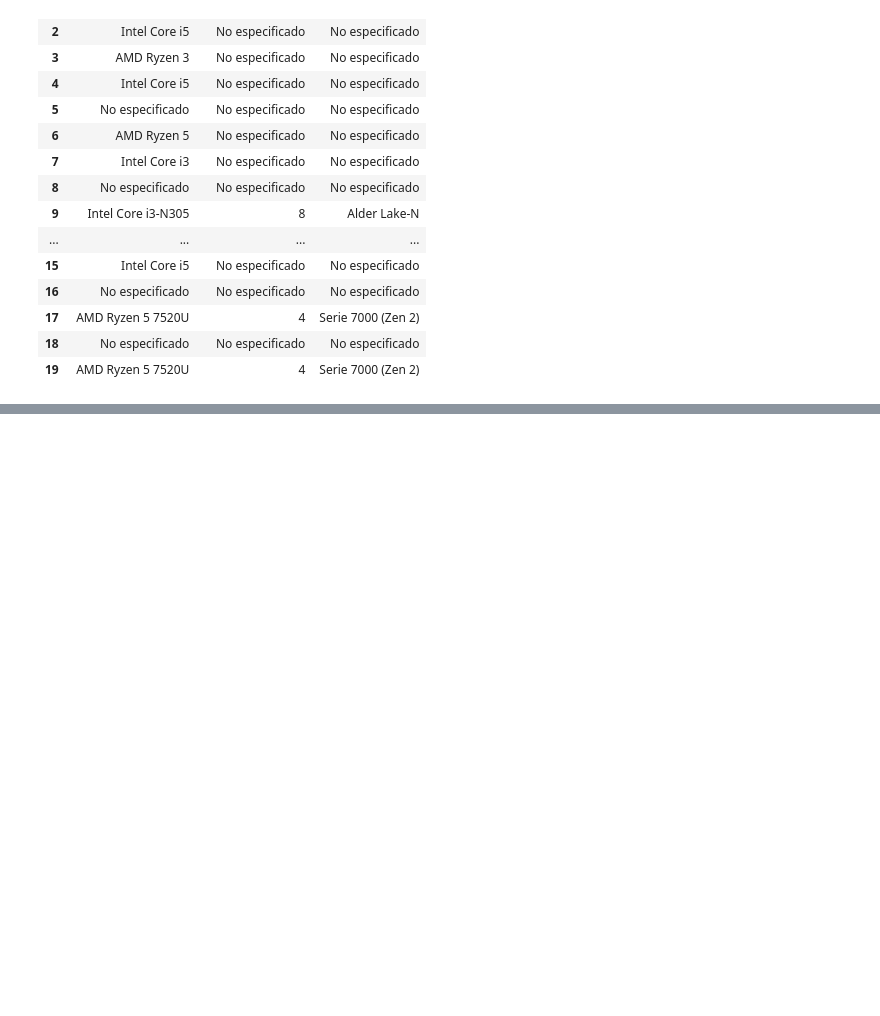
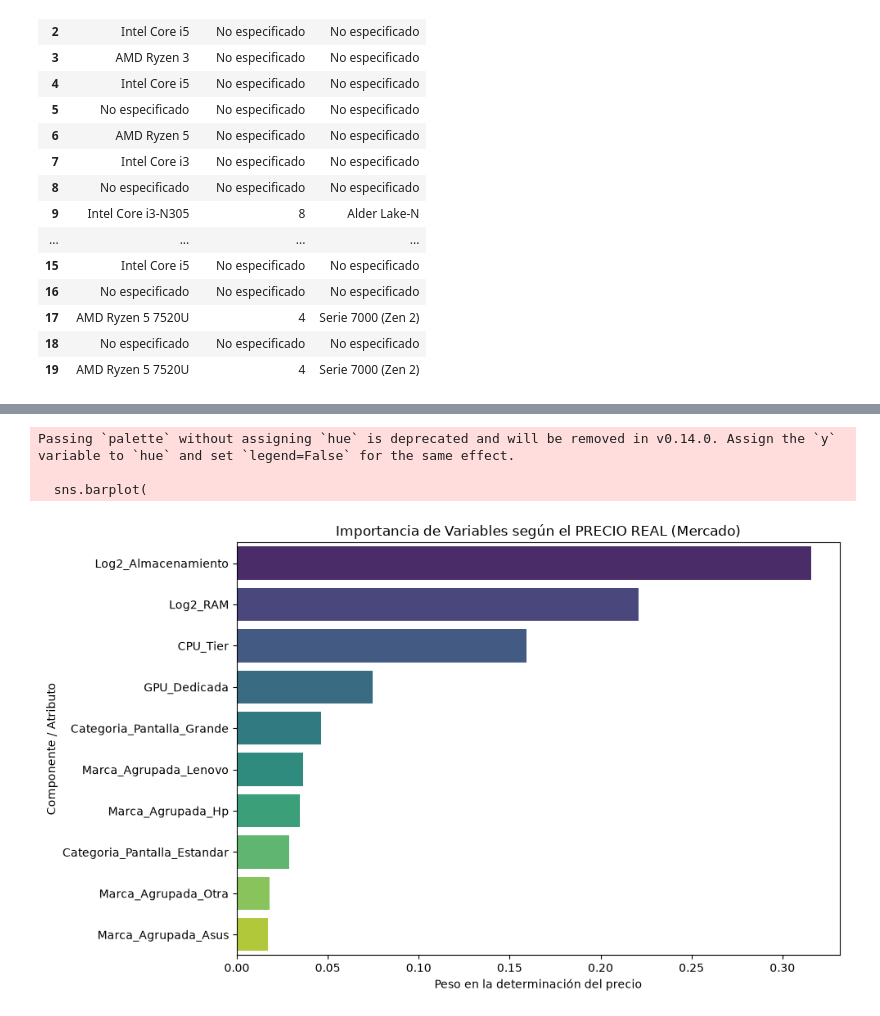
Before and after one commit to H-Cote/claralap, a Jupyter notebook: EDA_data_cleaning/EDA y limpieza.ipynb, the cells around one changed output, grey strips where cells are left out. Saved outputs shown, nothing was run; the diff lists cells and outputs as text; code cells hidden in the pictures; blank space fills up the shorter version.

Commit message:
actualizacion EDA y limpieza. Se genera modelo de clasificacion

```diff
--- a/EDA_data_cleaning/EDA y limpieza.ipynb
+++ b/EDA_data_cleaning/EDA y limpieza.ipynb
@@ -566,0 +1553,11 @@ df_laptops[['Procesador_Modelo', 'Numero_Nucleos',"Generacion_CPU"]].head(20)
+# %%
+X = df_rf[columnas_modelo]
+y = df_rf['Target_Gama_Precio']
+# %%
+# División en Entrenamiento (80%) y Prueba (20%)
+# stratify=y asegura que la proporción de Gama Alta, Media y Baja se mantenga en ambos sets
+X_train, X_test, y_train, y_test = train_test_split(X, y, test_size=0.2, random_state=42, stratify=y)
+# %%
+# Entrenamiento del Modelo Base
+rf_clf_precio = RandomForestClassifier(n_estimators=100, random_state=42, class_weight='balanced')
+rf_clf_precio.fit(X_train, y_train)
@@ -566,0 +1566,6 @@ df_laptops[['Procesador_Modelo', 'Numero_Nucleos',"Generacion_CPU"]].head(20)
+# %%
+# Extracción y Cálculo del Feature Importance
+df_importancia_precio = pd.DataFrame({
+    'Variable': X.columns,
+    'Importancia': rf_clf_precio.feature_importances_
+}).sort_values(by='Importancia', ascending=False)
@@ -566,0 +1588,18 @@ df_laptops[['Procesador_Modelo', 'Numero_Nucleos',"Generacion_CPU"]].head(20)
+# %%
+plt.figure(figsize=(10, 6))
+sns.barplot(
+    x='Importancia',
+    y='Variable',
+    data=df_importancia_precio.head(10),
+    palette='viridis'
+)
+plt.title('Importancia de Variables según el PRECIO REAL (Mercado)')
+plt.xlabel('Peso en la determinación del precio')
+plt.ylabel('Componente / Atributo')
+plt.tight_layout()
+plt.show()
+# %% [output]
+Passing `palette` without assigning `hue` is deprecated and will be removed in v0.14.0. Assign the `y` variable to `hue` and set `legend=False` for the same effect.
+
+  sns.barplot(
+[figure, added]
```
Also changed, not shown: parts of 89 cells of this notebook, 3 other files.
